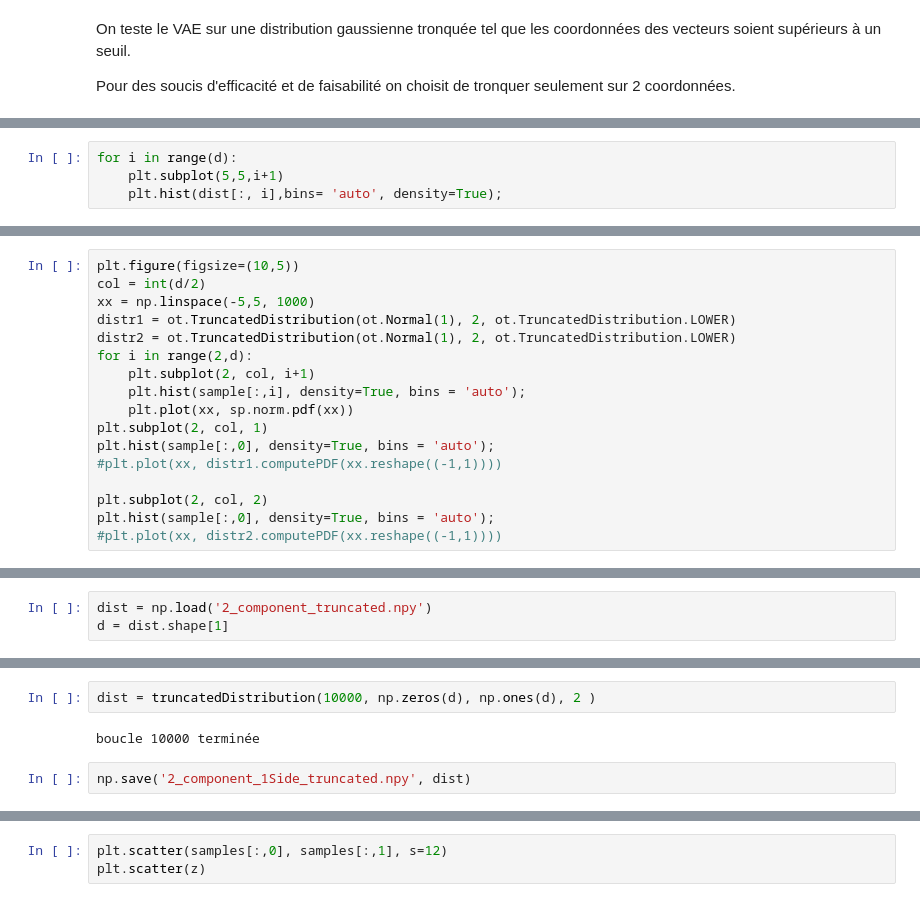
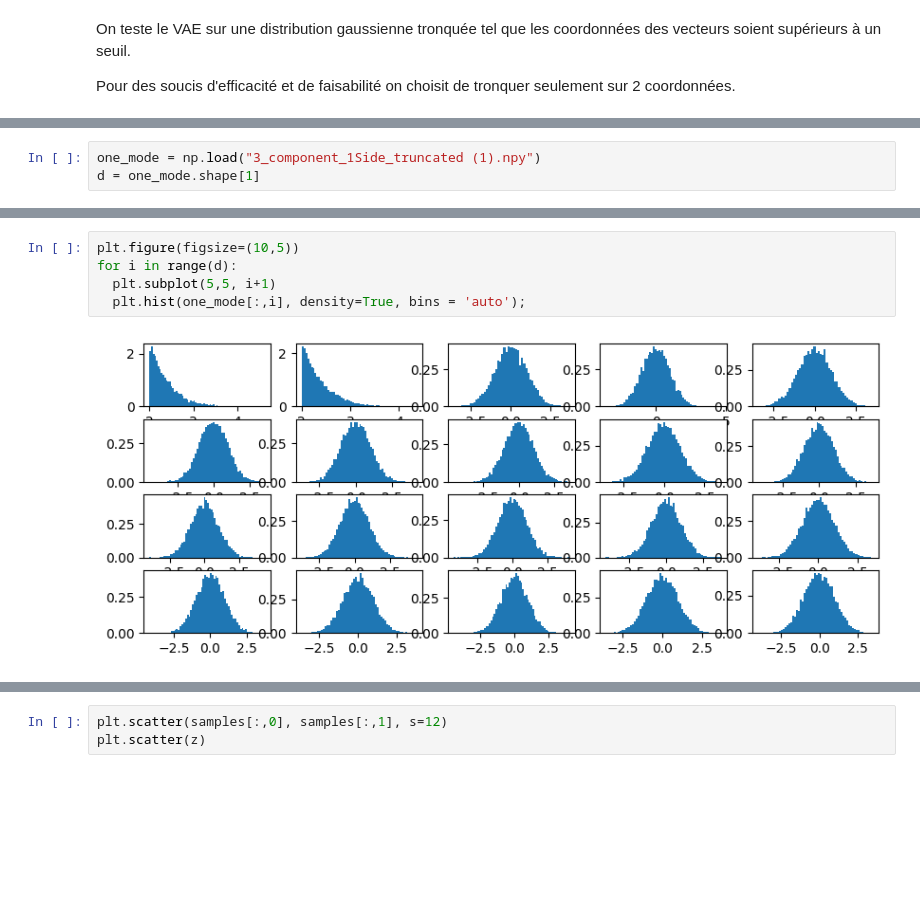
Before and after one commit to imn167/VAE_SS, a Jupyter notebook: GoM_test.ipynb, the cells around one changed output, grey strips where cells are left out. Saved outputs shown, nothing was run; the diff lists cells and outputs as text; blank space fills up the shorter version.

```diff
--- a/GoM_test.ipynb
+++ b/GoM_test.ipynb
@@ -61,4 +11,0 @@ Wall time: 6.6 s
-# %%
-for i in range(d):
-    plt.subplot(5,5,i+1)
-    plt.hist(dist[:, i],bins= 'auto', density=True);
@@ -304,17 +11,0 @@ plt.scatter(z[:, 0], z[:, 1], s = 10)
-# %%
-plt.figure(figsize=(10,5))
-col = int(d/2)
-xx = np.linspace(-5,5, 1000)
-distr1 = ot.TruncatedDistribution(ot.Normal(1), 2, ot.TruncatedDistribution.LOWER)
-distr2 = ot.TruncatedDistribution(ot.Normal(1), 2, ot.TruncatedDistribution.LOWER)
-for i in range(2,d):
-    plt.subplot(2, col, i+1)
-    plt.hist(sample[:,i], density=True, bins = 'auto');
-    plt.plot(xx, sp.norm.pdf(xx))
-plt.subplot(2, col, 1)
-plt.hist(sample[:,0], density=True, bins = 'auto');
-#plt.plot(xx, distr1.computePDF(xx.reshape((-1,1))))
-
-plt.subplot(2, col, 2)
-plt.hist(sample[:,0], density=True, bins = 'auto');
-#plt.plot(xx, distr2.computePDF(xx.reshape((-1,1))))
@@ -492,3 +177,3 @@ class VAE(tf.keras.Model):
 # %%
-dist = np.load('2_component_truncated.npy')
-d = dist.shape[1]
+one_mode = np.load("3_component_1Side_truncated (1).npy")
+d = one_mode.shape[1]
@@ -513,9 +180,10 @@ def truncatedDistribution(n_samples,  mean, variance,  bound):
-# %%
-dist = truncatedDistribution(10000, np.zeros(d), np.ones(d), 2 )
-# %% [output]
-boucle 10000 terminée
-# %%
-np.save('2_component_1Side_truncated.npy', dist)
+# %%
+plt.figure(figsize=(10,5))
+for i in range(d):
+  plt.subplot(5,5, i+1)
+  plt.hist(one_mode[:,i], density=True, bins = 'auto');
+# %% [output]
+[figure, added]
 # %%
 encoder = Encoder(d,2)
 decoder = Decoder(d,2)
```
Also changed, not shown: parts of 45 cells of this notebook, 4 other files.
